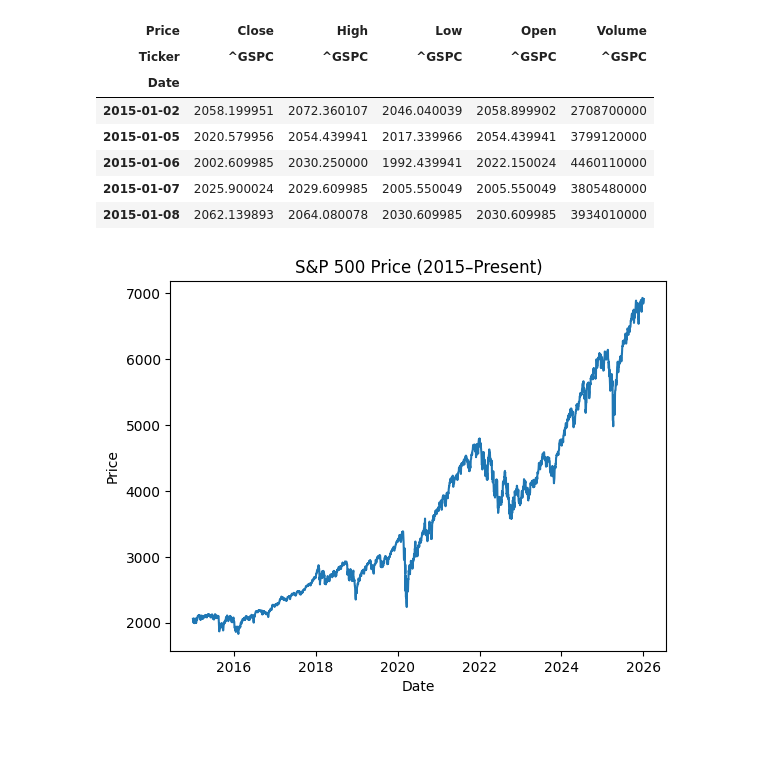
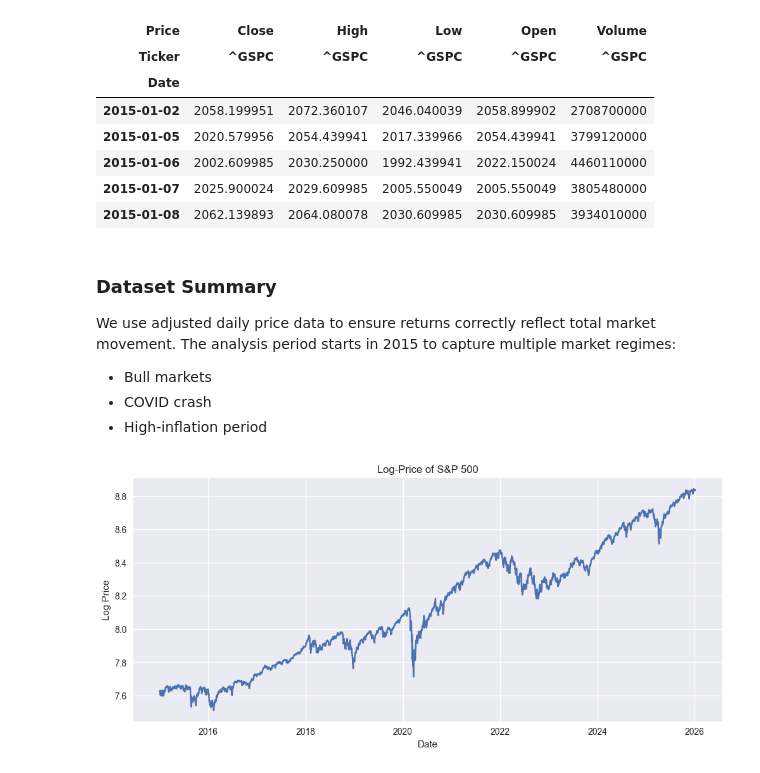
Before and after one commit to harshith8gowda/quant-data-projects, a Jupyter notebook: project_1_market_analysis/market_overview.ipynb, the cells around one changed output. Drawn from its saved outputs; the diff is of its cells as text; code cells hidden in the pictures; blank space fills up the shorter version.

```diff
--- a/project_1_market_analysis/market_overview.ipynb
+++ b/project_1_market_analysis/market_overview.ipynb
@@ -1,5 +1,10 @@
 # %%
 import yfinance as yf
 import pandas as pd
+import numpy as np
 import matplotlib.pyplot as plt
+import warnings
+
+warnings.filterwarnings("ignore")
+plt.style.use("seaborn-v0_8")
 # %% [markdown]
@@ -7,7 +21,9 @@ We retrieve historical S&P 500 index data to analyze long-term market behavior.
 # %%
-symbol = "^GSPC"  # S&P 500 index
-data = yf.download(symbol, start="2015-01-01")
+symbol = "^GSPC"
+data = yf.download(symbol, start="2015-01-01", auto_adjust=True)
 
+# Basic data checks
+data = data.dropna()
 data.head()
 # %% [output]
 [*********************100%***********************]  1 of 1 completed
@@ -19,13 +35,21 @@ data.head()
 | 2015-01-06 | 2002.609985 | 2030.250000 | 1992.439941 | 2022.150024 | 4460110000 |
 | 2015-01-07 | 2025.900024 | 2029.609985 | 2005.550049 | 2005.550049 | 3805480000 |
 | 2015-01-08 | 2062.139893 | 2064.080078 | 2030.609985 | 2030.609985 | 3934010000 |
+# %% [markdown]
+### Dataset Summary
+
+We use adjusted daily price data to ensure returns correctly reflect total market movement.
+The analysis period starts in 2015 to capture multiple market regimes:
+- Bull markets
+- COVID crash
+- High-inflation period
 # %%
-plt.figure()
-plt.plot(data['Close'])
-plt.title("S&P 500 Price (2015–Present)")
+plt.figure(figsize=(12,5))
+plt.plot(np.log(data['Close']))
+plt.title("Log-Price of S&P 500")
 plt.xlabel("Date")
-plt.ylabel("Price")
+plt.ylabel("Log Price")
 plt.show()
 # %% [output]
-[figure, old version]
+[figure, new version]
 # %% [markdown]
```
Also changed, not shown: parts of 13 cells of this notebook, 2 other files.
